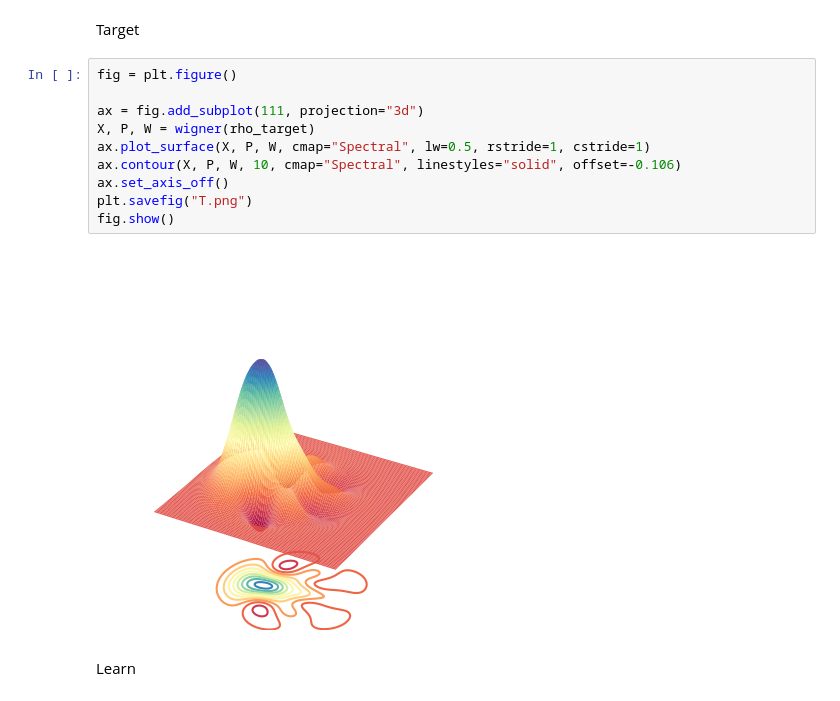
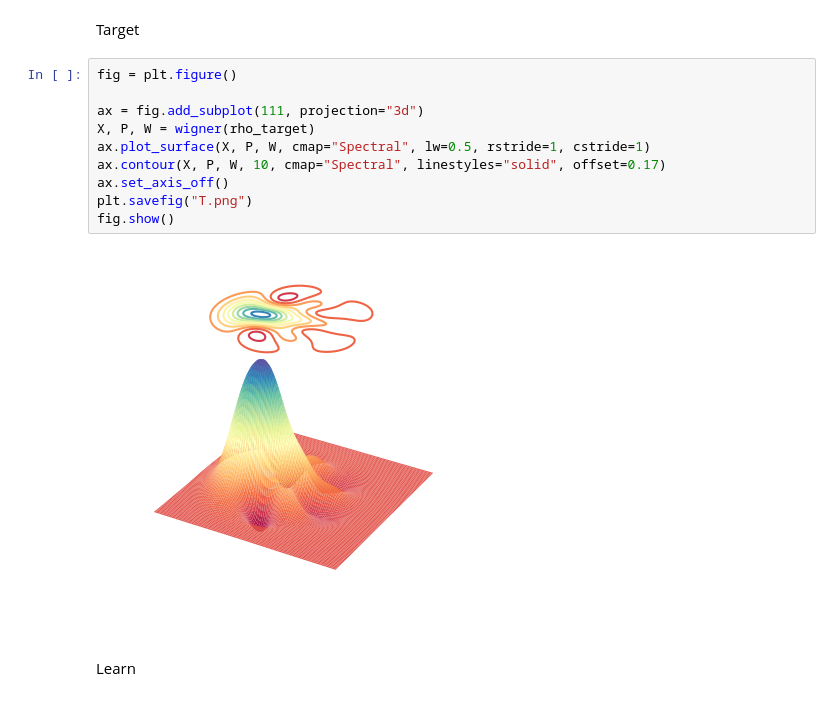
Before and after one commit to cristian-f-zapata/QNN-Qumodes, a Jupyter notebook: QF1_.ipynb, the cells around one changed output. Drawn from its saved outputs; the diff is of its cells as text.

Commit message:
wigner plots

```diff
--- a/QF1_.ipynb
+++ b/QF1_.ipynb
@@ -277,15 +277,15 @@ Target
 # %%
 fig = plt.figure()
 
 ax = fig.add_subplot(111, projection="3d")
 X, P, W = wigner(rho_target)
 ax.plot_surface(X, P, W, cmap="Spectral", lw=0.5, rstride=1, cstride=1)
-ax.contour(X, P, W, 10, cmap="Spectral", linestyles="solid", offset=-0.106)
+ax.contour(X, P, W, 10, cmap="Spectral", linestyles="solid", offset=0.17)
 ax.set_axis_off()
 plt.savefig("T.png")
 fig.show()
 # %% [output]
-[figure, old version]
+[figure, new version]
 # %% [markdown]
 Learn
 # %%
```
Also changed, not shown: parts of 1 cell of this notebook.
